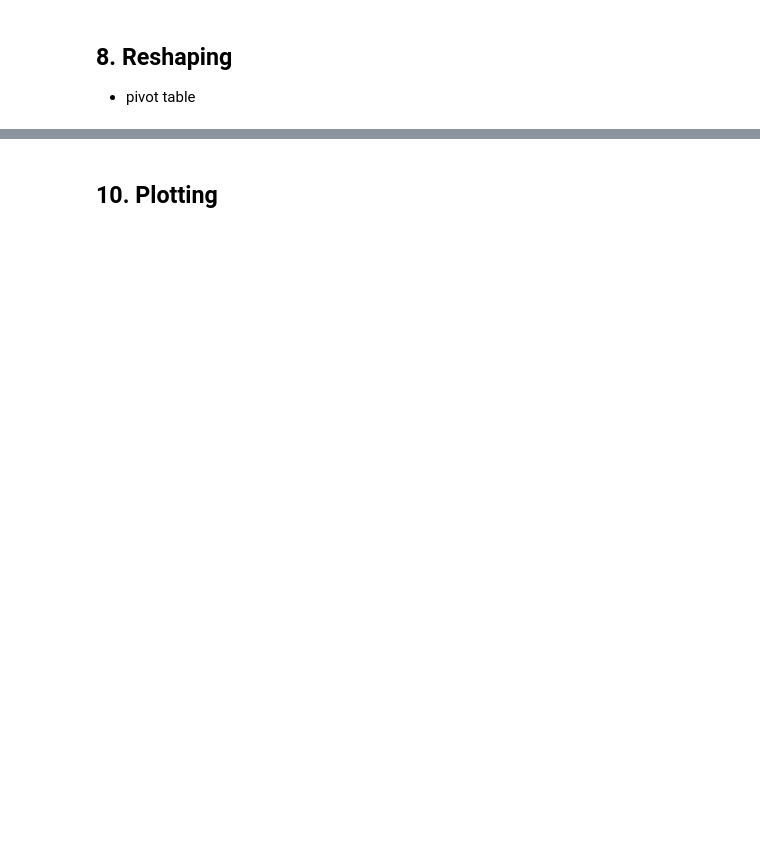
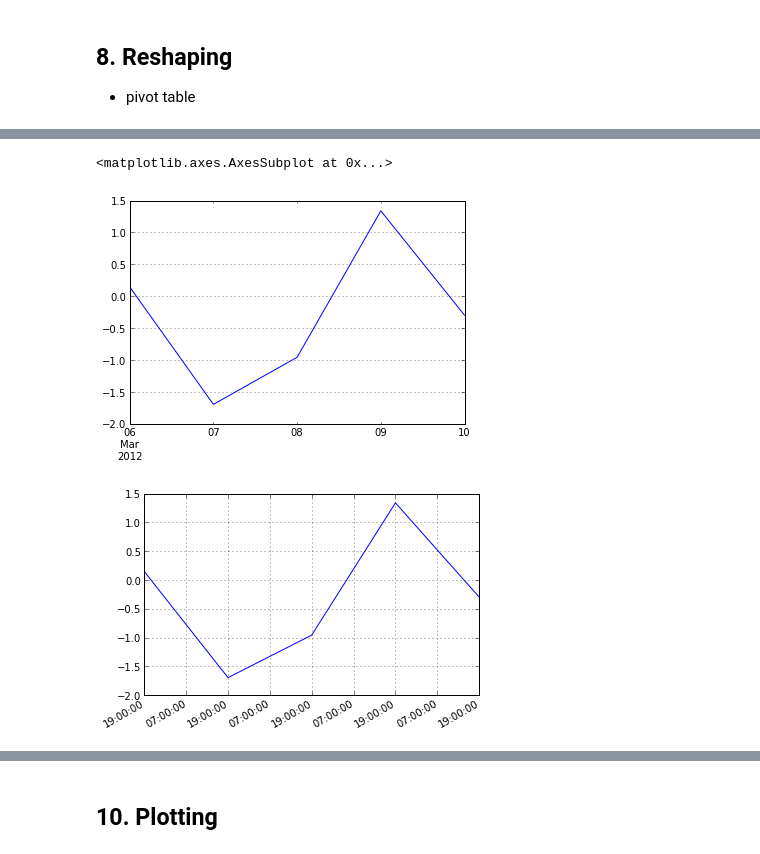
Before and after one commit to dolaameng/tutorials, a Jupyter notebook: ml-tutorials/BASIC_pandas_tutorial.ipynb, the cells around one changed output, grey strips where cells are left out. Saved outputs shown, nothing was run; the diff lists cells and outputs as text; code cells hidden in the pictures; blank space fills up the shorter version.

```diff
--- a/ml-tutorials/BASIC_pandas_tutorial.ipynb
+++ b/ml-tutorials/BASIC_pandas_tutorial.ipynb
@@ -743,0 +785,15 @@ two    0.515054 -0.430496  0.515054 -1.258638  0.515054  0.397646
+# %%
+## Time zone reprentation - tz_localize()
+rng = pd.date_range('3/6/2012 00:00', periods = 5, freq = 'D')
+ts = pd.Series(randn(len(rng)), rng)
+ts_utc = ts.tz_localize('UTC', )
+print '>> Time zone UTC >>'
+print ts_utc
+ts_utc.plot()
+## Convert to another time zone - tz_convert
+ts_us = ts_utc.tz_convert('US/Eastern')
+print '>> Time zone US >>'
+print ts_us
+figure()
+ts_us.plot()
+# %% [output]
@@ -743,0 +814,3 @@ two    0.515054 -0.430496  0.515054 -1.258638  0.515054  0.397646
+<matplotlib.axes.AxesSubplot at 0x...>
+[figure, added]
+[figure, added]
```
Also changed, not shown: parts of 30 cells of this notebook, 1 other file.
